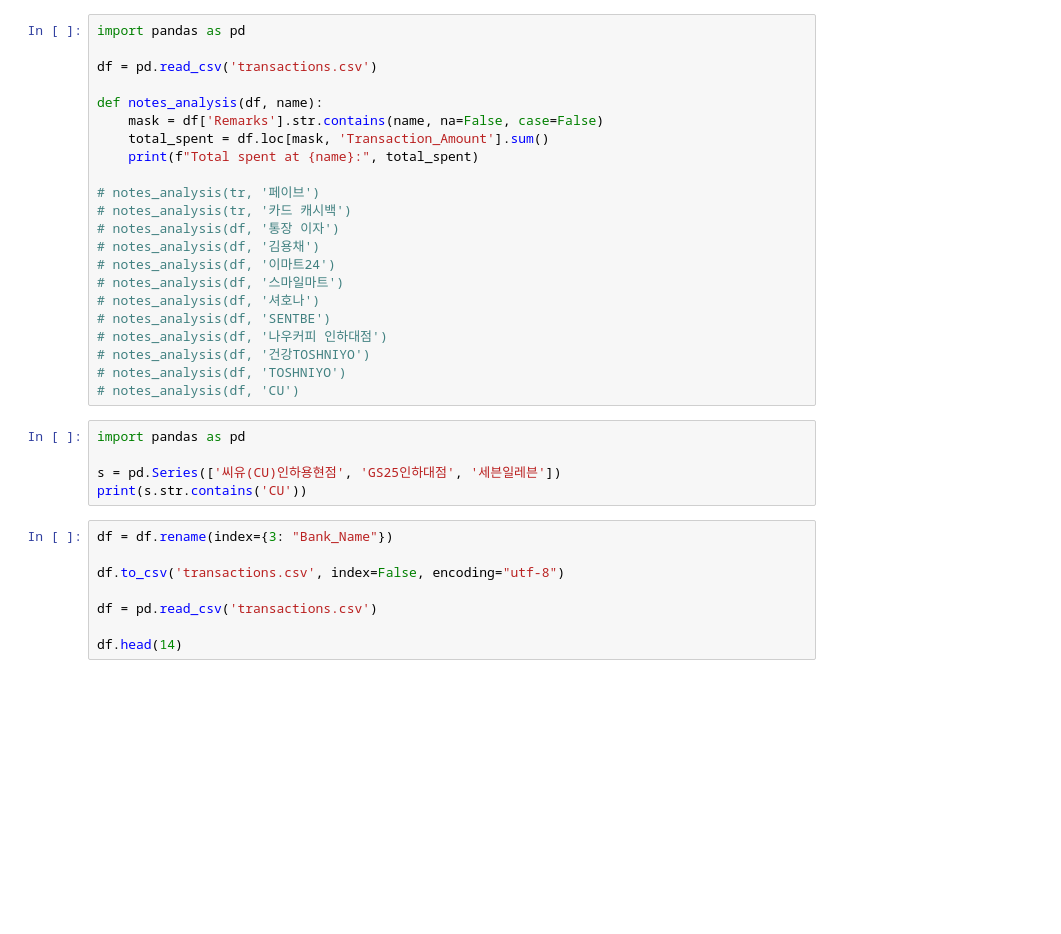
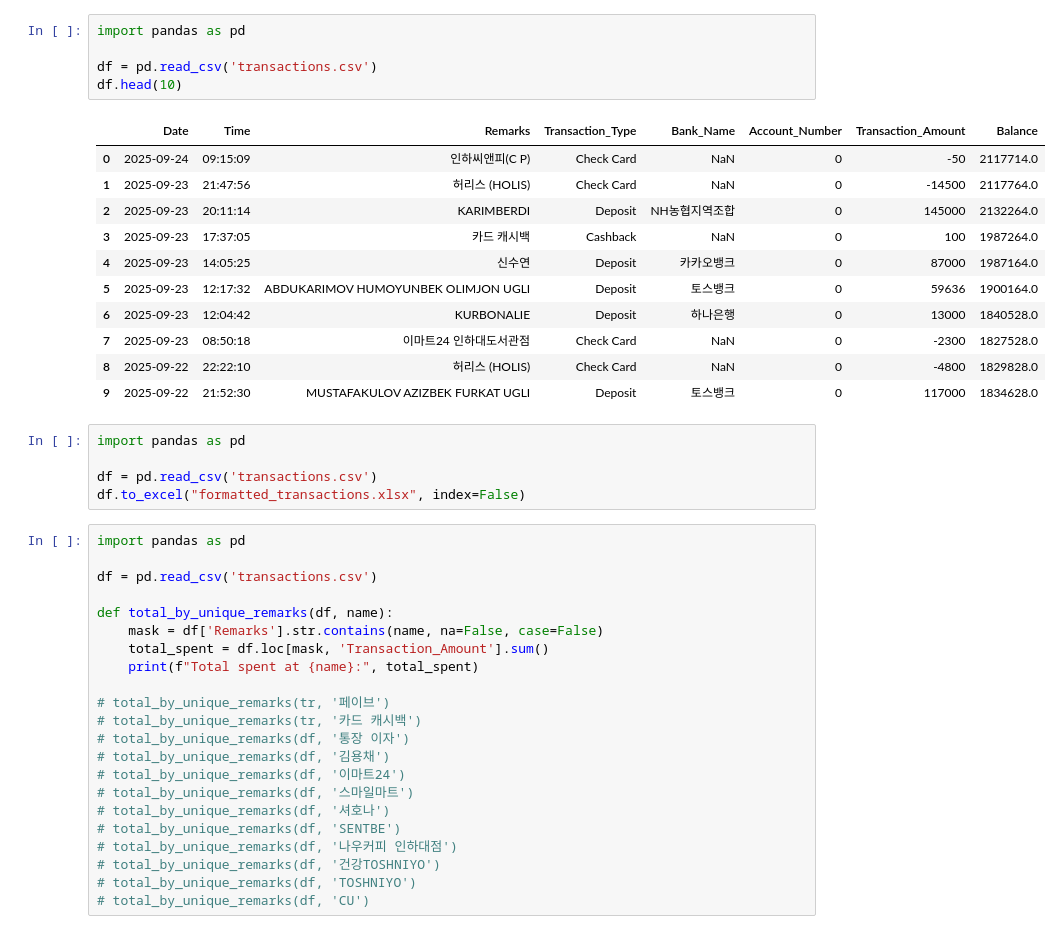
Before and after one commit to iamurtazo/toss-transaction-analysis, a Jupyter notebook: transactions_analysis.ipynb, the cells around one changed output. Drawn from its saved outputs; the diff is of its cells as text; blank space fills up the shorter version.

Commit message:
Next series of explatory and simple changes

```diff
--- a/transactions_analysis.ipynb
+++ b/transactions_analysis.ipynb
@@ -50,38 +47,47 @@ df.head(15)
+# %%
+import pandas as pd
+
+df = pd.read_csv('transactions.csv')
+df.head(10)
+# %% [output]
+|  | Date | Time | Remarks | Transaction_Type | Bank_Name | Account_Number | Transaction_Amount | Balance |
+| 0 | 2025-09-24 | 09:15:09 | 인하씨앤피(C P) | Check Card | NaN | 0 | -50 | 2117714.0 |
+| 1 | 2025-09-23 | 21:47:56 | 허리스 (HOLIS) | Check Card | NaN | 0 | -14500 | 2117764.0 |
+| 2 | 2025-09-23 | 20:11:14 | KARIMBERDI | Deposit | NH농협지역조합 | 0 | 145000 | 2132264.0 |
+| 3 | 2025-09-23 | 17:37:05 | 카드 캐시백 | Cashback | NaN | 0 | 100 | 1987264.0 |
+| 4 | 2025-09-23 | 14:05:25 | 신수연 | Deposit | 카카오뱅크 | 0 | 87000 | 1987164.0 |
+| 5 | 2025-09-23 | 12:17:32 | ABDUKARIMOV HUMOYUNBEK OLIMJON UGLI | Deposit | 토스뱅크 | 0 | 59636 | 1900164.0 |
+| 6 | 2025-09-23 | 12:04:42 | KURBONALIE | Deposit | 하나은행 | 0 | 13000 | 1840528.0 |
+| 7 | 2025-09-23 | 08:50:18 | 이마트24 인하대도서관점 | Check Card | NaN | 0 | -2300 | 1827528.0 |
+| 8 | 2025-09-22 | 22:22:10 | 허리스 (HOLIS) | Check Card | NaN | 0 | -4800 | 1829828.0 |
+| 9 | 2025-09-22 | 21:52:30 | MUSTAFAKULOV AZIZBEK FURKAT UGLI | Deposit | 토스뱅크 | 0 | 117000 | 1834628.0 |
+# %%
+import pandas as pd
+
+df = pd.read_csv('transactions.csv')
+df.to_excel("formatted_transactions.xlsx", index=False)
 # %%
 import pandas as pd
 
 df = pd.read_csv('transactions.csv')
 
-def notes_analysis(df, name):
+def total_by_unique_remarks(df, name):
     mask = df['Remarks'].str.contains(name, na=False, case=False)
     total_spent = df.loc[mask, 'Transaction_Amount'].sum()
     print(f"Total spent at {name}:", total_spent)
 
-# notes_analysis(tr, '페이브')
-# notes_analysis(tr, '카드 캐시백')
-# notes_analysis(df, '통장 이자')
-# notes_analysis(df, '김용채')
-# notes_analysis(df, '이마트24')
-# notes_analysis(df, '스마일마트')
-# notes_analysis(df, '셔호나')
-# notes_analysis(df, 'SENTBE')
-# notes_analysis(df, '나우커피 인하대점')
-# notes_analysis(df, '건강TOSHNIYO')
-# notes_analysis(df, 'TOSHNIYO')
-# notes_analysis(df, 'CU')
+# total_by_unique_remarks(tr, '페이브')
+# total_by_unique_remarks(tr, '카드 캐시백')
+# total_by_unique_remarks(df, '통장 이자')
+# total_by_unique_remarks(df, '김용채')
+# total_by_unique_remarks(df, '이마트24')
+# total_by_unique_remarks(df, '스마일마트')
+# total_by_unique_remarks(df, '셔호나')
+# total_by_unique_remarks(df, 'SENTBE')
+# total_by_unique_remarks(df, '나우커피 인하대점')
+# total_by_unique_remarks(df, '건강TOSHNIYO')
+# total_by_unique_remarks(df, 'TOSHNIYO')
+# total_by_unique_remarks(df, 'CU')
-# %%
-import pandas as pd
-
-s = pd.Series(['씨유(CU)인하용현점', 'GS25인하대점', '세븐일레븐'])
-print(s.str.contains('CU'))
-# %%
-df = df.rename(index={3: "Bank_Name"})
-
-df.to_csv('transactions.csv', index=False, encoding="utf-8")
-
-df = pd.read_csv('transactions.csv')
-
-df.head(14)
 # %%
 def column_value_counts(df, name):
     print(df[name].value_counts())
```
Also changed, not shown: parts of 18 cells of this notebook, 23 other files.
